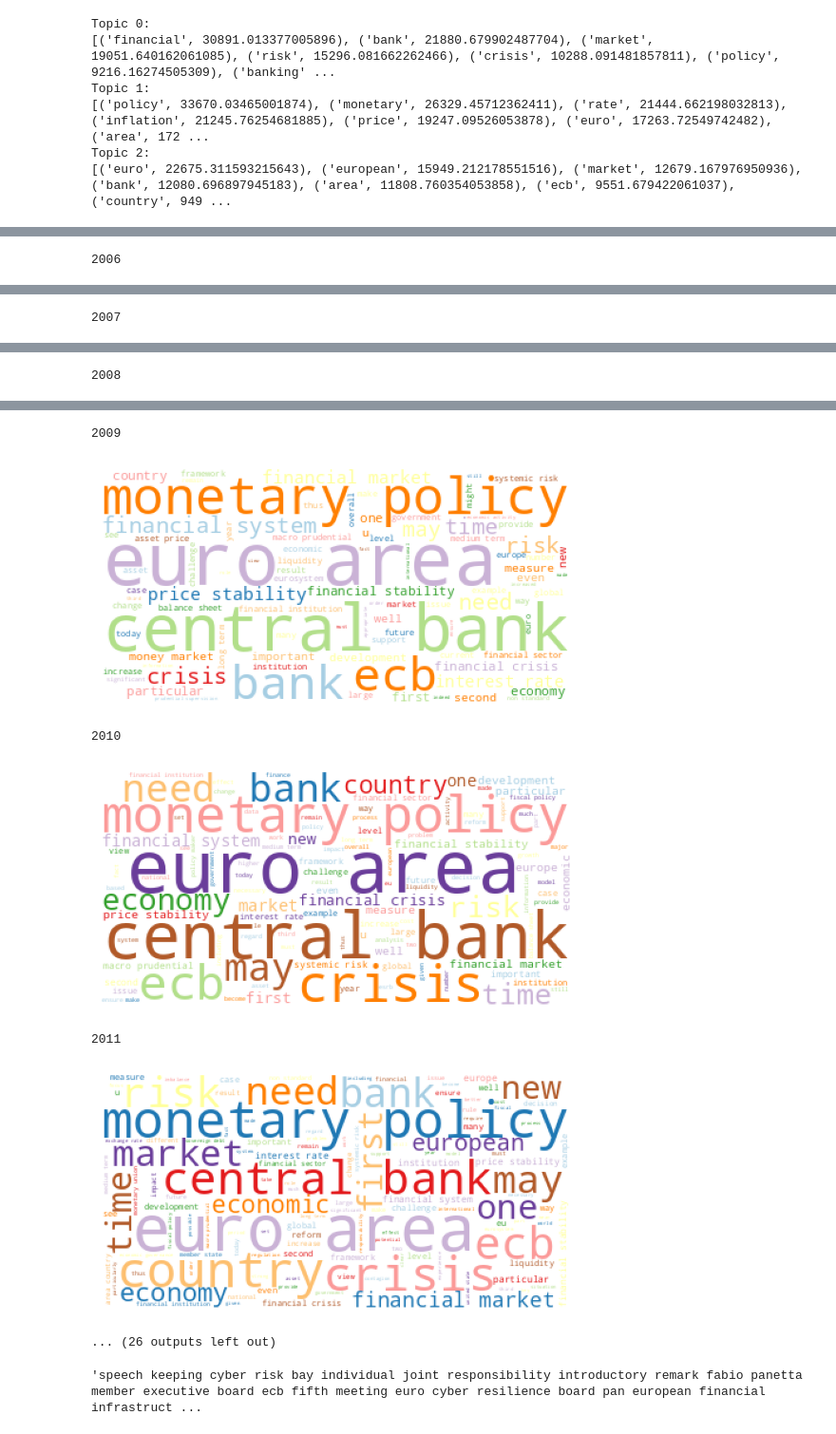
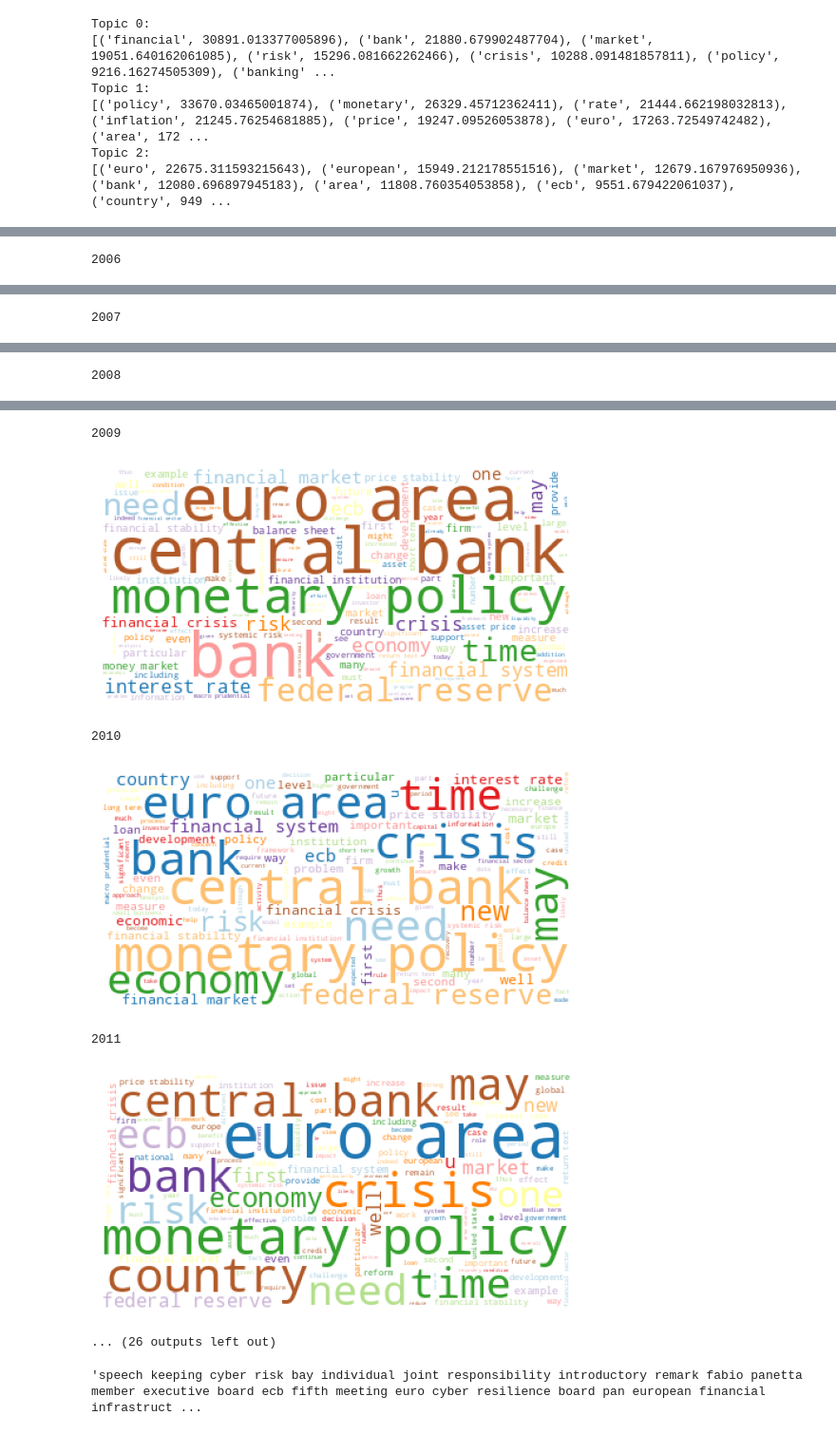
Before and after one commit to bess92/Deciphering_Central_Banks, a Jupyter notebook: notebooks/lda.ipynb, the cells around one changed output, grey strips where cells are left out. Shown at 95% size. Cells and saved outputs as stored; diff of their text form; code cells hidden in the pictures.

```diff
--- a/notebooks/lda.ipynb
+++ b/notebooks/lda.ipynb
@@ -59,3 +63,5 @@ memory usage: 127.2+ KB
 # %%
 ecb=ecb[~ecb['contents'].str.contains(" der ")]
 ecb=ecb[~ecb['contents'].str.contains(" la ")].reset_index(drop=True)
+cbs=pd.concat([ecb,fed],axis=0)
+cbs.info()
@@ -87,6 +106,8 @@ nltk.download('punkt')
 True
 # %%
 ecb['clean_text'] = ecb.contents.apply(clean)
+fed['clean_text'] = fed.contents.apply(clean)
+cbs['clean_text'] = cbs.contents.apply(clean)
 # %%
 ecb.head()
 # %% [output]
@@ -150,7 +197,7 @@ from PIL import Image
 from wordcloud import WordCloud, STOPWORDS, ImageColorGenerator
 # %%
 wc = WordCloud(background_color = 'white', contour_width = 2,
-     contour_color = 'white', colormap = 'Paired').generate(ecb_topics['clean_text'][0])
+     contour_color = 'white', colormap = 'Paired').generate(ecb['clean_text'][0])
 plt.axis("off")
 plt.imshow(wc)
 # %% [output]
@@ -159,4 +206,4 @@ plt.imshow(wc)
 # %%
 ecb_topics['date']=pd.to_datetime(ecb_topics.date)
 # %%
-years=[*range(2006,2025)]
+years=[*range(2006,2021)]
@@ -185,6 +225,6 @@ years
 # %%
 for i in years:
-    df=ecb_topics[ecb_topics.date.dt.year==i]
+    df=cbs[cbs.date.dt.year==i]
     str=' '
     for k in range(len(df)):
         str=str+df['clean_text'].iloc[k]
@@ -210,9 +250,9 @@ for i in years:
 2009
-[figure, old version]
+[figure, new version]
 2010
-[figure, old version]
+[figure, new version]
 2011
-[figure, old version]
+[figure, new version]
 ... (26 outputs left out)
 # %%
 df['clean_text'].iloc[0]
```
Also changed, not shown: parts of 15 cells of this notebook, 2 other files.
